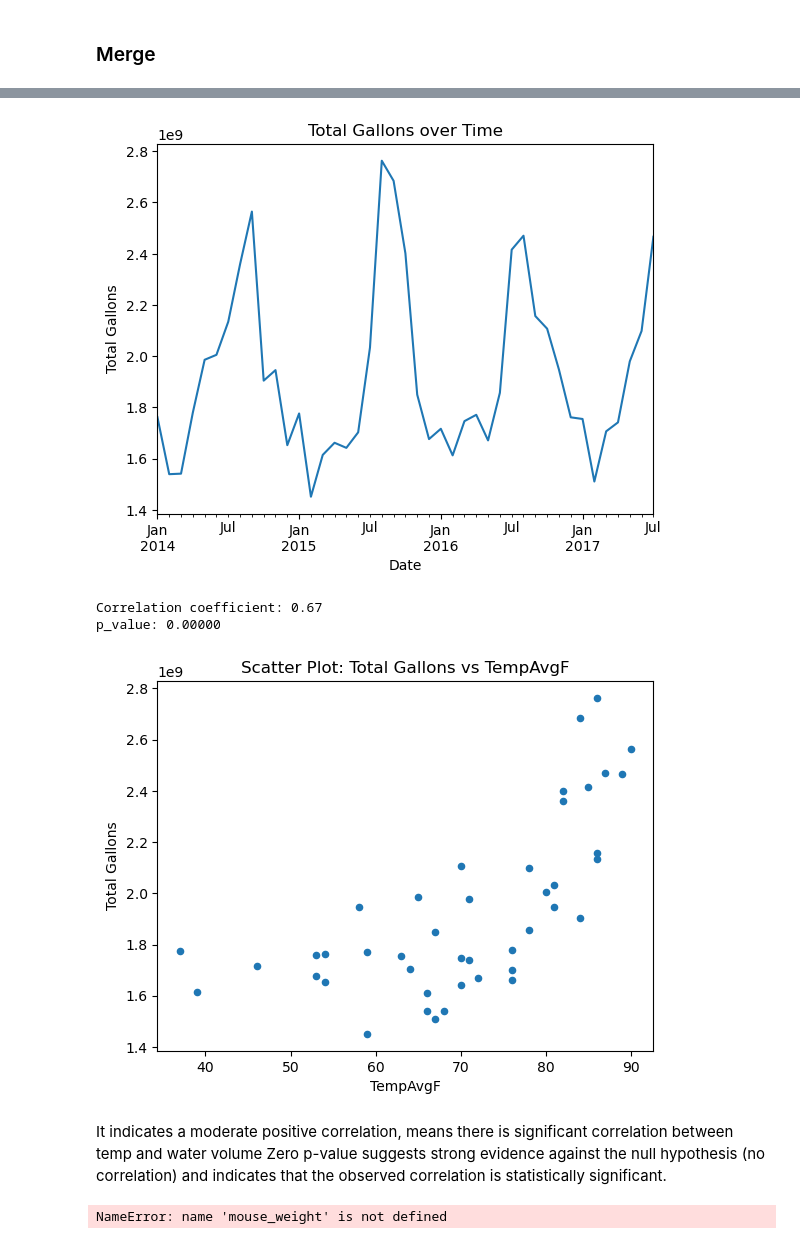
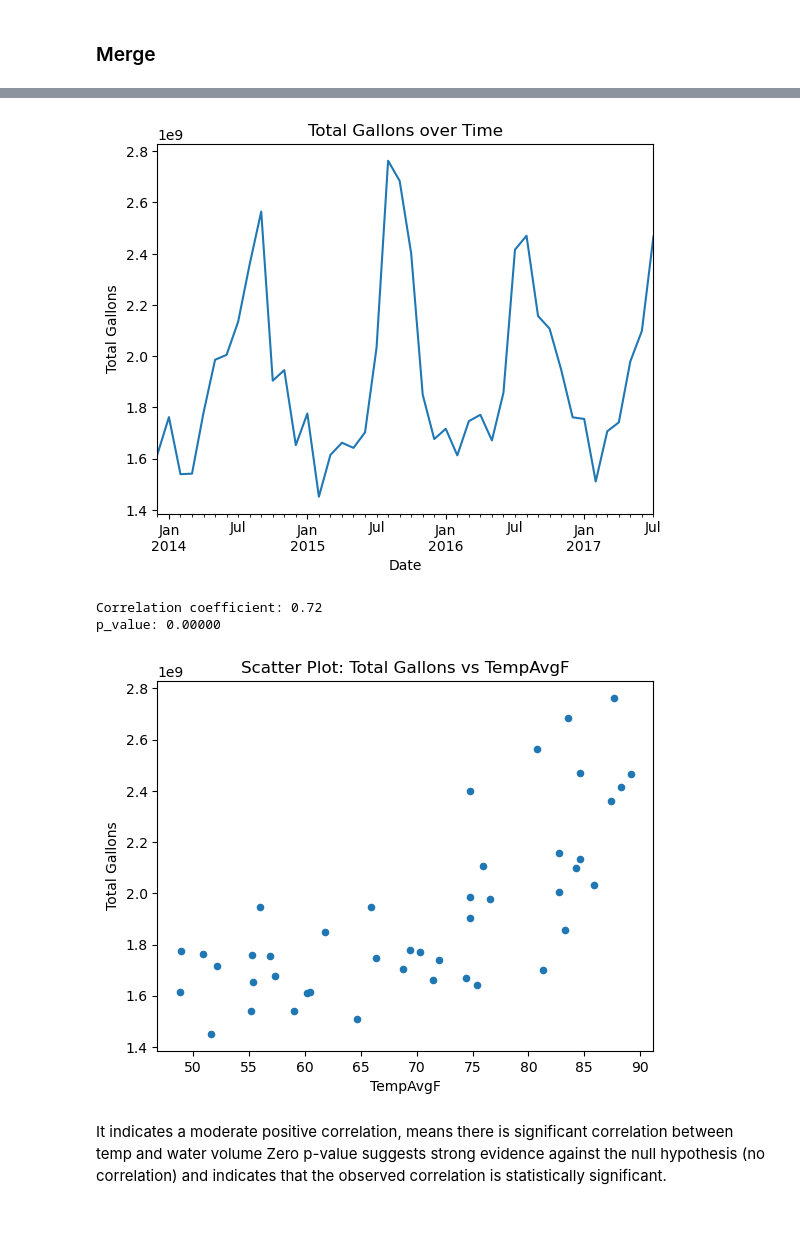
Before and after one commit to kadyepley/project-one, a Jupyter notebook: Austin_Weather_Water/austin_weather_water.ipynb, the cells around one changed output, grey strips where cells are left out. Cells and saved outputs as stored; diff of their text form; code cells hidden in the pictures.

```diff
--- a/Austin_Weather_Water/austin_weather_water.ipynb
+++ b/Austin_Weather_Water/austin_weather_water.ipynb
@@ -109,8 +78,8 @@ weather_data_df
 #### Weather group by Average temp
 # %%
 # Group by 'Date' and calculate the sum of 'TempAvgF'
-#weather_data_df['Date'] = weather_data_df['Date'].str[:-3]
+weather_data_df['Date'] = weather_data_df['Date'].str[:-3]
 weather_monthly_total= weather_data_df.groupby('Date',as_index=False)['TempAvgF'].mean()
-weather_monthly_total
+weather_monthly_total.head()
 # %% [output]
 |  | Date | TempAvgF |
@@ -158,28 +114,28 @@ merged_df
 # %%
 
 # Set 'Date' column as the index
-merged_df.set_index('Date', inplace=True)
+date_index_df = merged_df.set_index('Date', inplace=False)
 # Create the line plot
-merged_df['Total Gallons'].plot(kind='line')
+date_index_df['Total Gallons'].plot(kind='line')
 
 # Add labels and title
 plt.xlabel('Date')
 plt.ylabel('Total Gallons')
 plt.title('Total Gallons over Time')
 
 # Display the plot
 plt.show()
 # %% [output]
-[figure, old version]
+[figure, new version]
 # %%
 # Create the scatter plot
-merged_df.plot(kind='scatter', x='TempAvgF', y='Total Gallons')
+date_index_df.plot(kind='scatter', x='TempAvgF', y='Total Gallons')
 
 # Add labels and title
 plt.xlabel('TempAvgF')
 plt.ylabel('Total Gallons')
 plt.title('Scatter Plot: Total Gallons vs TempAvgF')
-correlation = st.pearsonr(merged_df['Total Gallons'],merged_df['TempAvgF'])
+correlation = st.pearsonr(date_index_df['Total Gallons'],date_index_df['TempAvgF'])
 
 # Calculate correlation coefficient
 correlation_coefficient = correlation[0]
@@ -201,34 +157,9 @@ print(p_value_text)
 # Display the plot
 plt.show()
 # %% [output]
-Correlation coefficient: 0.67
+Correlation coefficient: 0.72
 p_value: 0.00000
-[figure, old version]
+[figure, new version]
 # %% [markdown]
 It indicates a moderate positive correlation, means there is significant correlation between temp and water volume
 Zero p-value suggests strong evidence against the null hypothesis (no correlation) and indicates that the observed correlation is statistically significant.
-# %%
-
-
-# Set labels and title
-plt.xlabel("Weight (g)")
-plt.ylabel("Average Tumor Volume (mm3)")
-
-# Group by Mouse ID and calculate average tumor volume
-avg_tumor_volume = df.groupby("Mouse ID")["Tumor Volume (mm3)"].mean()
-# Retrieve Weight (g) column
-mouse_weight = df.groupby("Mouse ID")["Weight (g)"].mean()
-
-# Perform linear regression
-(slope, intercept, rvalue, pvalue, stderr) = linregress(mouse_weight, avg_tumor_volume)
-regress_values = mouse_weight * slope + intercept # (xm + y)
-
-# generate line plot (color is red and solid)
-plt.plot(mouse_weight,regress_values,"r-")
-
-# generate scatter plot
-plt.scatter(mouse_weight, avg_tumor_volume)
-
-plt.show()
-# %% [output]
-NameError: name 'mouse_weight' is not defined
```
Also changed, not shown: parts of 12 cells of this notebook.
